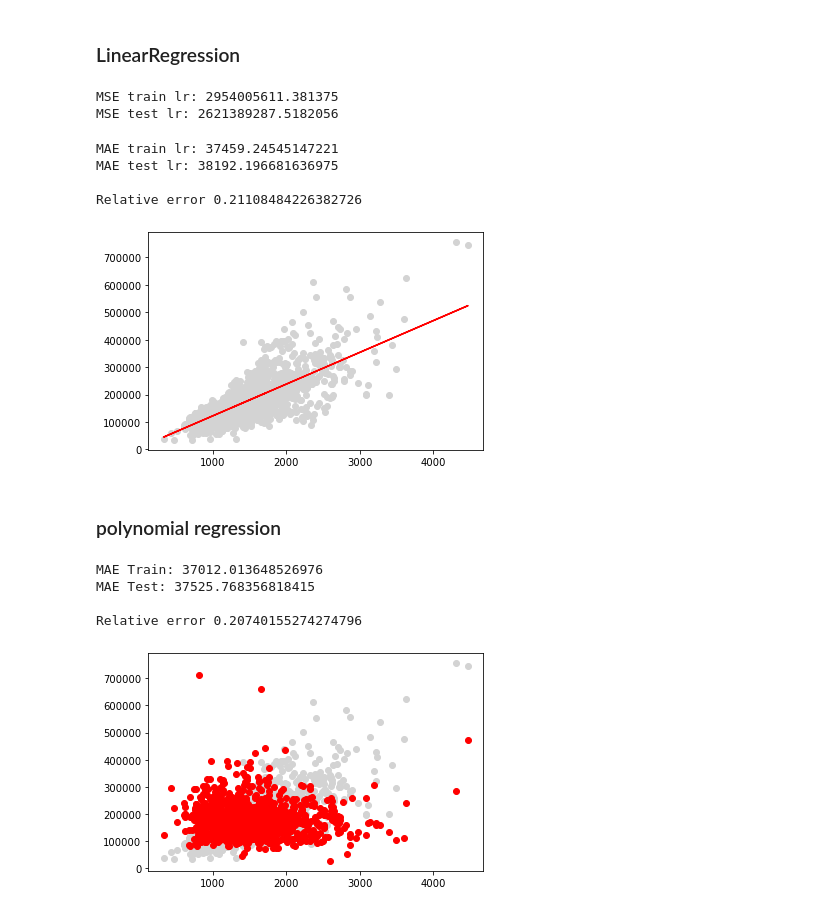
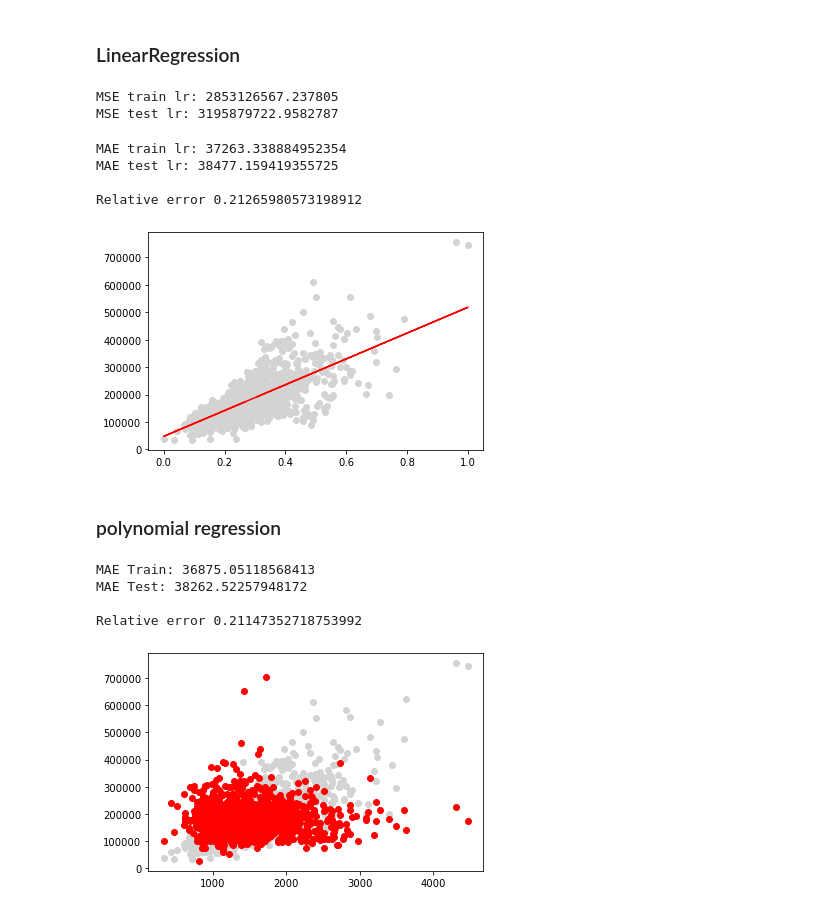
Before and after one commit to NandoGoncalves/House_Prices, a Jupyter notebook: house-prices_a00.ipynb, the cells around one changed output. Cells and saved outputs as stored; diff of their text form; code cells hidden in the pictures.

```diff
--- a/house-prices_a00.ipynb
+++ b/house-prices_a00.ipynb
@@ -49,7 +51,7 @@ GrLivArea : Above grade (ground) living area square feet
 # %% [markdown]
 #### Nan
 # %%
-sub2['income'].fillna((sub2['income'].mean()), inplace=True)
+df['GrLivArea'].fillna((df['GrLivArea'].mean()), inplace=True)
 # %%
 df.GrLivArea.describe()
 # %% [output]
@@ -90,3 +94,8 @@ X_train, X_test, y_train, y_test = train_test_split(X, y, test_size = 0.15)
+# %%
+scaler = MinMaxScaler()
+
+X_train = scaler.fit_transform(X_train) # X_train_scaled
+X_test = scaler.transform(X_test) # X_test_scaled
 # %% [markdown]
 ### Création des modèles
 # %% [markdown]
@@ -107,8 +116,8 @@ mse_test = mean_squared_error(y_test, y_pred_test)
 print("MSE train lr:", mse_train)
 print("MSE test lr:", mse_test)
 # %% [output]
-MSE train lr: 2954005611.381375
-MSE test lr: 2621389287.5182056
+MSE train lr: 2853126567.237805
+MSE test lr: 3195879722.9582787
 # %%
 mae_train = mean_absolute_error(y_train, y_pred_train)
 
@@ -121,15 +130,15 @@ mean_price = df['SalePrice'].mean()
 
 print("\nRelative error", mae_test / mean_price)
 # %% [output]
-MAE train lr: 37459.24545147221
-MAE test lr: 38192.196681636975
+MAE train lr: 37263.338884952354
+MAE test lr: 38477.159419355725
 
-Relative error 0.21108484226382726
+Relative error 0.21265980573198912
 # %%
-plt.scatter(X, y,color='lightgrey');
-plt.plot(X, lr.predict(X),color='r');
+plt.scatter(X_train, y_train,color='lightgrey');
+plt.plot(X_train, lr.predict(X_train),color='r');
 # %% [output]
-[figure, old version]
+[figure, new version]
 # %% [markdown]
 ### polynomial regression
 # %%
@@ -152,12 +161,12 @@ print("MAE Test:", mae_test)
 
 print("\nRelative error", mae_test / mean_price)
 # %% [output]
-MAE Train: 37012.013648526976
-MAE Test: 37525.768356818415
+MAE Train: 36875.05118568413
+MAE Test: 38262.52257948172
 
-Relative error 0.20740155274274796
+Relative error 0.21147352718753992
 # %%
 plt.scatter(X, y,color='lightgrey');
 plt.scatter(X.head(1239), y_pred_train.reshape(-1, 1),color='r'); # .sort_values(by=X.columns[0])
 # %% [output]
-[figure, old version]
+[figure, new version]
```
Also changed, not shown: parts of 3 cells of this notebook.
